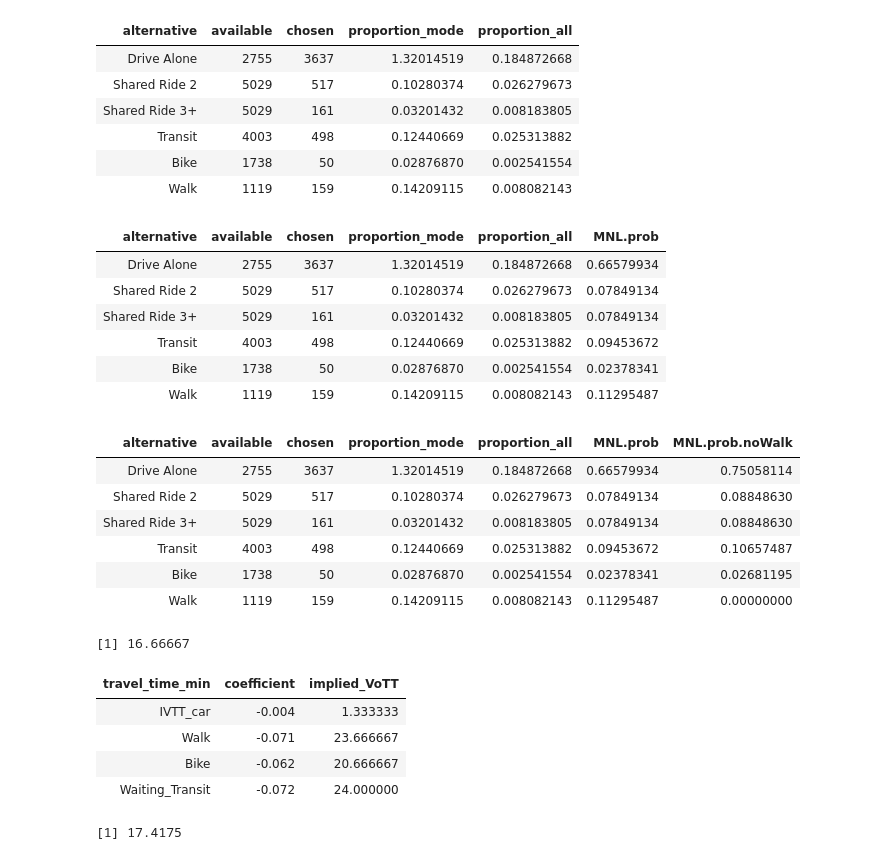
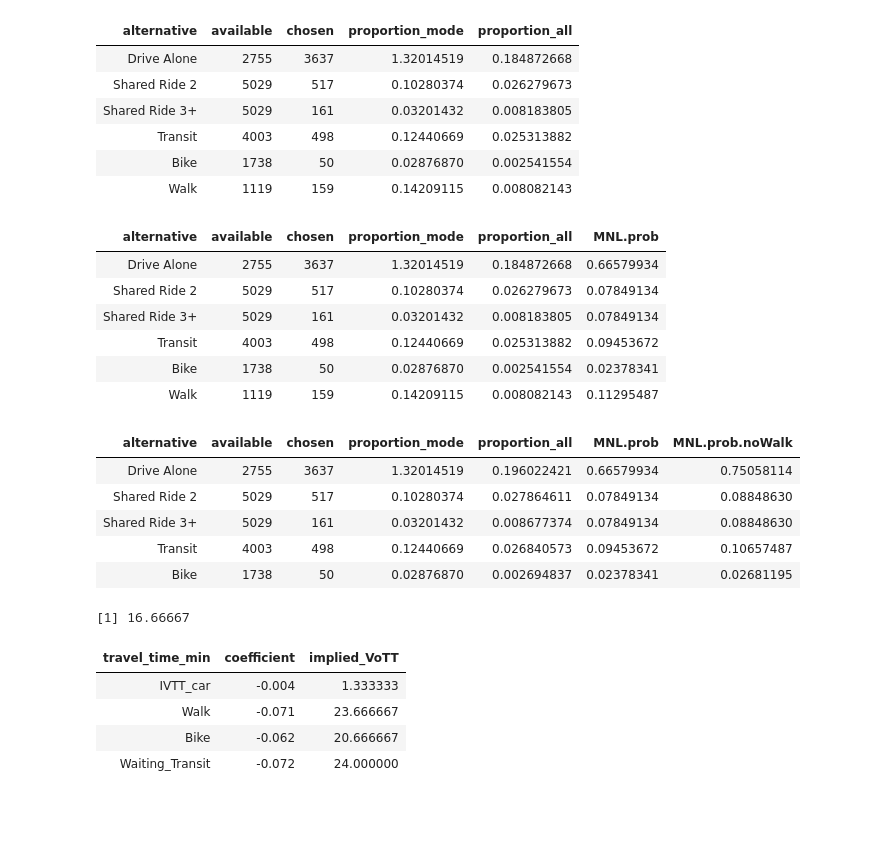
Before and after one commit to saashimi/USP_587, a Jupyter notebook: HW3.ipynb, the cells around one changed output. Drawn from its saved outputs; the diff is of its cells as text; code cells hidden in the pictures; blank space fills up the shorter version.

```diff
--- a/HW3.ipynb
+++ b/HW3.ipynb
@@ -46,7 +46,7 @@ df.prod.attr <- df.demog %>%
     mutate(hh3 = hh3 * 10.6 * .19) %>%
     mutate(hh4 = hh4 * 13.6 * .19) %>%
     mutate(hh5 = hh5 * 16.6 * .17) %>%
-    mutate(hbw_prod = hh1 + hh2 + hh3 + hh4) %>%
+    mutate(hbw_prod = hh1 + hh2 + hh3 + hh4 + hh5) %>%
     mutate(hbw_attract = empl_tot * 1.45) %>%
     mutate(bal_factor = (sum(hbw_prod) / sum(hbw_attract))) %>%
     mutate(attrs_bal = bal_factor * hbw_attract)
@@ -199,40 +199,43 @@ df.mc.model1 <- df.mc.model1 %>%
 
 df.mc.model1
 
 # Remove bike mode
 vAll.noWalk <- (exp(vCar) + exp(vShared2) + exp(vShared3) + exp(transit)
                 + exp(bike))
 
 p.car <- exp(vCar) / vAll.noWalk
 p.vShared2 <- exp(vShared2) / vAll.noWalk
 p.vShared3 <- exp(vShared2) / vAll.noWalk
 p.transit <- exp(transit) / vAll.noWalk
 p.bike <- exp(bike) / vAll.noWalk
 
 p.modes <- c(p.car, p.vShared2, p.vShared3, p.transit, p.bike, 0)
 df.temp <- data.frame("MNL.prob.noWalk" = p.modes)
 
 df.mc.model1 <- df.mc.model1 %>%
     bind_cols(df.mc.model1, df.temp) %>%
     select(alternative, available, chosen, proportion_mode, proportion_all,
-           MNL.prob, MNL.prob.noWalk)
+           MNL.prob, MNL.prob.noWalk) %>%
+    filter(alternative != 'Walk') %>%
+    mutate(proportion_mode = chosen/available) %>%
+    mutate(proportion_all = chosen/sum(available))
+
 
 df.mc.model1
 # %% [output]
 | alternative | available | chosen | proportion_mode | proportion_all | MNL.prob |
 | Drive Alone | 2755 | 3637 | 1.32014519 | 0.184872668 | 0.66579934 |
 | Shared Ride 2 | 5029 | 517 | 0.10280374 | 0.026279673 | 0.07849134 |
 | Shared Ride 3+ | 5029 | 161 | 0.03201432 | 0.008183805 | 0.07849134 |
 | Transit | 4003 | 498 | 0.12440669 | 0.025313882 | 0.09453672 |
 | Bike | 1738 | 50 | 0.02876870 | 0.002541554 | 0.02378341 |
 | Walk | 1119 | 159 | 0.14209115 | 0.008082143 | 0.11295487 |
 | alternative | available | chosen | proportion_mode | proportion_all | MNL.prob | MNL.prob.noWalk |
-| Drive Alone | 2755 | 3637 | 1.32014519 | 0.184872668 | 0.66579934 | 0.75058114 |
-| Shared Ride 2 | 5029 | 517 | 0.10280374 | 0.026279673 | 0.07849134 | 0.08848630 |
-| Shared Ride 3+ | 5029 | 161 | 0.03201432 | 0.008183805 | 0.07849134 | 0.08848630 |
-| Transit | 4003 | 498 | 0.12440669 | 0.025313882 | 0.09453672 | 0.10657487 |
-| Bike | 1738 | 50 | 0.02876870 | 0.002541554 | 0.02378341 | 0.02681195 |
-| Walk | 1119 | 159 | 0.14209115 | 0.008082143 | 0.11295487 | 0.00000000 |
+| Drive Alone | 2755 | 3637 | 1.32014519 | 0.196022421 | 0.66579934 | 0.75058114 |
+| Shared Ride 2 | 5029 | 517 | 0.10280374 | 0.027864611 | 0.07849134 | 0.08848630 |
+| Shared Ride 3+ | 5029 | 161 | 0.03201432 | 0.008677374 | 0.07849134 | 0.08848630 |
+| Transit | 4003 | 498 | 0.12440669 | 0.026840573 | 0.09453672 | 0.10657487 |
+| Bike | 1738 | 50 | 0.02876870 | 0.002694837 | 0.02378341 | 0.02681195 |
 # %%
 df.mod2.cost <- (-.050 / 60) / (-.005 / 100)
 df.mod2.cost
@@ -251,4 +254,3 @@ df.mod3.coeff %>%
 | Walk | -0.071 | 23.666667 |
 | Bike | -0.062 | 20.666667 |
 | Waiting_Transit | -0.072 | 24.000000 |
-[1] 17.4175
```
Also changed, not shown: parts of 1 cell of this notebook, 2 other files.
